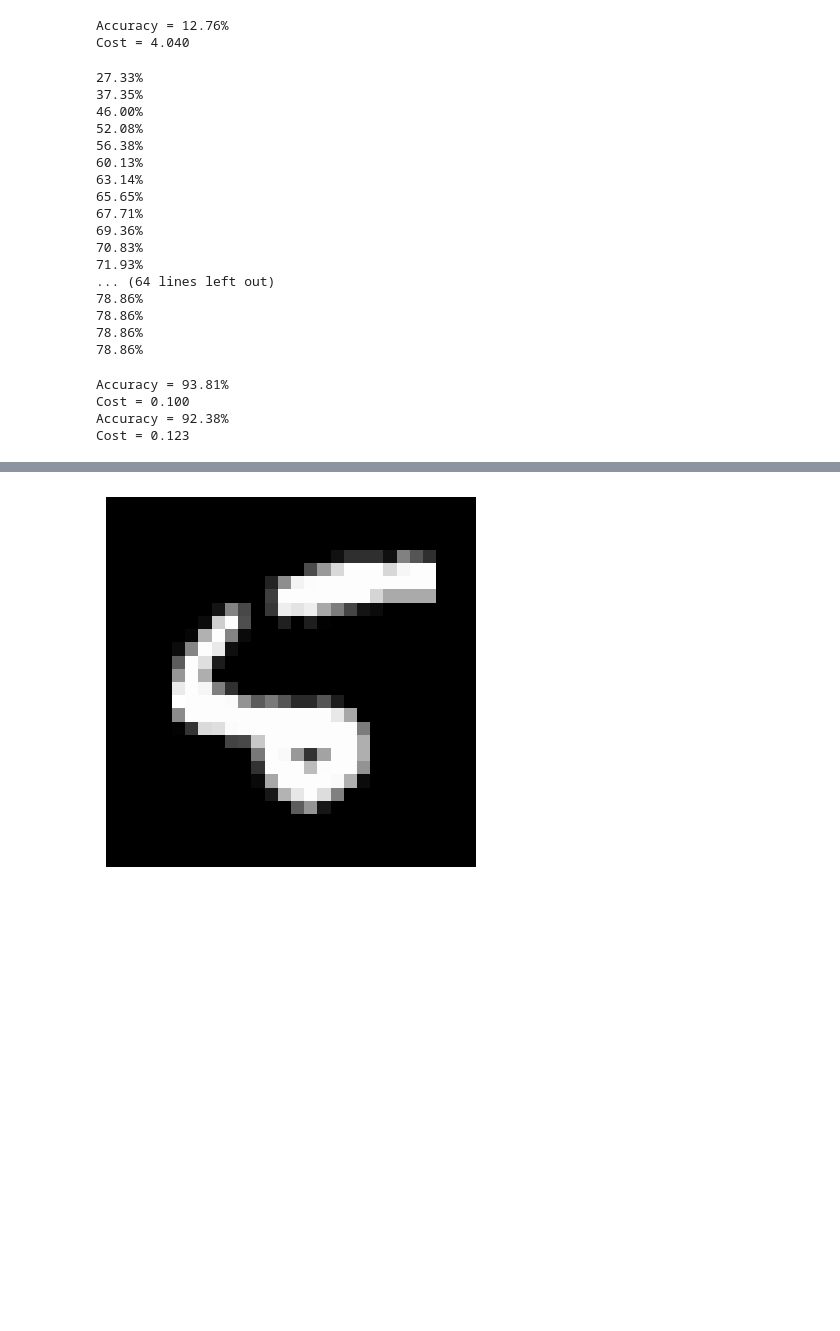
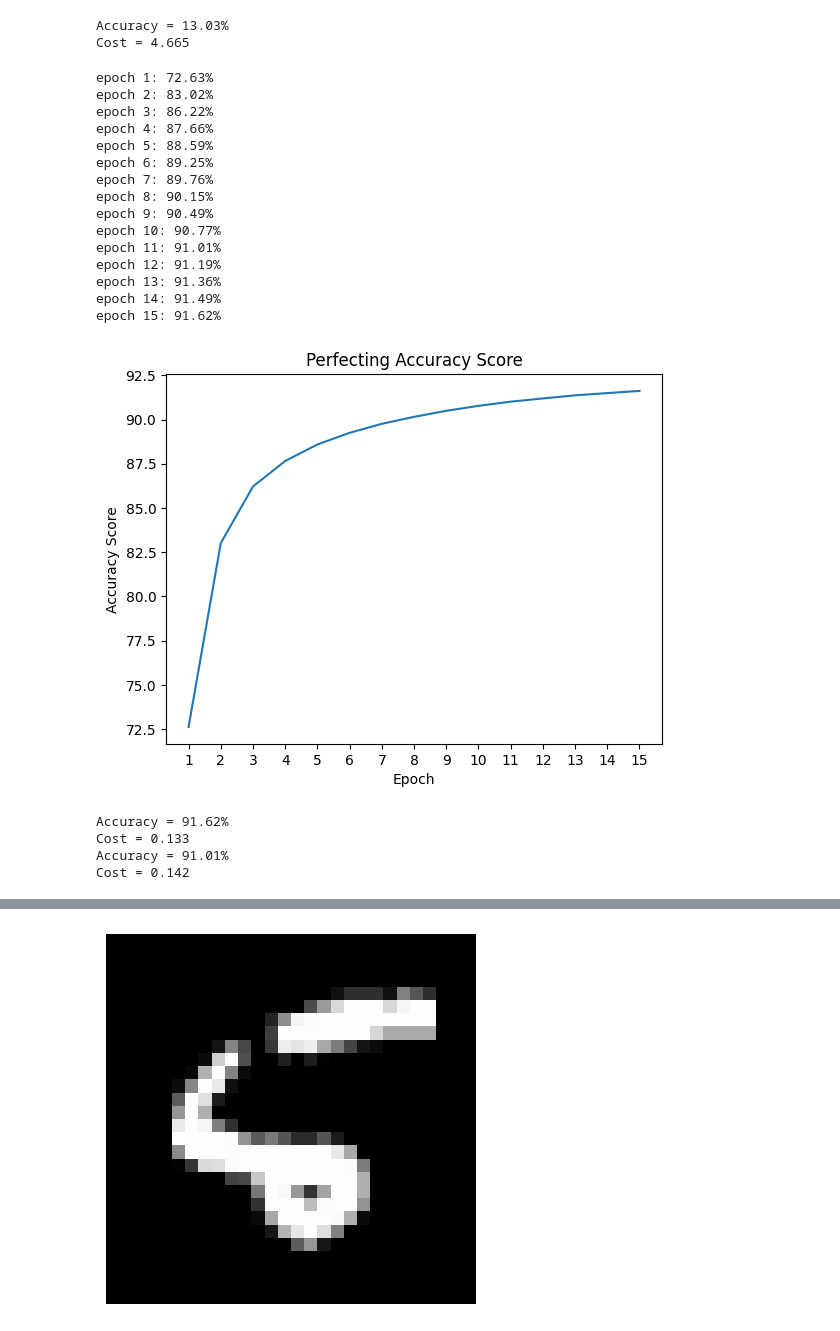
Before and after one commit to Alireza2317/NeuralNet_from_scratch, a Jupyter notebook: app.ipynb, the cells around one changed output, grey strips where cells are left out. Cells and saved outputs as stored; diff of their text form; code cells hidden in the pictures; blank space fills up the shorter version.

```diff
--- a/app.ipynb
+++ b/app.ipynb
@@ -322,14 +322,15 @@ class NeuralNetwork:
 		#* we should divide the data into mini-batches
 		mini_batches: list[np.ndarray] = []
 		count: int = 0
-
 		while True:
 			if count >= len(train_data.T):
 				break
 
-			#mini_batches.append(train_data.T[count:count+mini_batches_size].T)
 			mini_batches.append(train_data[:, count:count+mini_batches_size])
 			count += mini_batches_size
+
+		#* keep track of the accuracy scores, to plot later
+		scores: list[float] = []
 
 		initial_lr: float = learning_rate
 		decay_rate: float = 0.1
@@ -342,6 +343,7 @@ class NeuralNetwork:
 				y_train_batch = batch[0:1] # (1, mini_batches_size)
 
 				#* the backprop algorithm will run for each batch, one step downhill towards a local minima
+				#* it also updates the self.output_layer and consequently the cost by running self.feed_forward
 				dw1, db1, dw2, db2, dw3, db3 = self.backpropagation(x_train_batch, y_train_batch)
 
 				if constant_lr:
@@ -352,12 +354,22 @@ class NeuralNetwork:
 
 				#* change each of the weights and biases accordingly
 				self.update_parameters(dw1, db1, dw2, db2, dw3, db3, learning_rate=lr)
+			score = self.accuracy_score(x_train, y_train)*100
+			scores.append(score)
+			print(f'epoch {epoch+1}: {score:.2f}%')
 
-				#* update the self.output_layer and consequently the cost
-				#self.feed_forward()
+		self.plot_scores(list(range(1, number_of_epochs+1)), scores)
 
-			print(f'{self.accuracy_score(x_train, y_train)*100:.2f}%')
 
+	def plot_scores(self, epochs_range: list[int], scores: list[float]) -> None:
+		fig = plt.figure()
+		fig.tight_layout()
+		plt.title('Perfecting Accuracy Score')
+		plt.xlabel('Epoch')
+		plt.ylabel('Accuracy Score')
+		plt.xticks(epochs_range)
+		plt.plot(epochs_range, scores)
+		plt.show()
 
 	@staticmethod
 	def sigmoid(x: np.ndarray) -> np.ndarray:
@@ -367,6 +379,9 @@ class NeuralNetwork:
 	def d_sigmoid(x: np.ndarray) -> np.ndarray:
 		return np.exp(-x) / (np.pow((1 + np.exp(-x)), 2))
 
+	@staticmethod
+	def softmax(x: np.ndarray) -> np.ndarray:
+		return np.exp(-x) / np.sum(np.exp(-x))
 
 	def feed_forward(self) -> None:
 		"""
@@ -478,33 +493,32 @@ NN = NeuralNetwork(parameters=ps)
 # %%
 NN.print_stat(x_test, y_test)
 # %% [output]
-Accuracy = 12.76%
-Cost = 4.040
+Accuracy = 13.03%
+Cost = 4.665
 # %%
-NN.train(x_train, y_train, number_of_epochs=80, mini_batches_size=1000, learning_rate=2, constant_lr=False)
+NN.train(x_train, y_train, number_of_epochs=15, mini_batches_size=120, learning_rate=1.7, constant_lr=False)
 # %% [output]
-27.33%
-37.35%
-46.00%
-52.08%
-56.38%
-60.13%
-63.14%
-65.65%
-67.71%
-69.36%
-70.83%
-71.93%
-... (64 lines left out)
-78.86%
-78.86%
-78.86%
-78.86%
+epoch 1: 72.63%
+epoch 2: 83.02%
+epoch 3: 86.22%
+epoch 4: 87.66%
+epoch 5: 88.59%
+epoch 6: 89.25%
+epoch 7: 89.76%
+epoch 8: 90.15%
+epoch 9: 90.49%
+epoch 10: 90.77%
+epoch 11: 91.01%
+epoch 12: 91.19%
+epoch 13: 91.36%
+epoch 14: 91.49%
+epoch 15: 91.62%
+[figure, added]
 # %%
 NN.print_stat(x_train, y_train)
 NN.print_stat(x_test, y_test)
 # %% [output]
-Accuracy = 93.81%
-Cost = 0.100
-Accuracy = 92.38%
-Cost = 0.123
+Accuracy = 91.62%
+Cost = 0.133
+Accuracy = 91.01%
+Cost = 0.142
```
Also changed, not shown: parts of 4 cells of this notebook, 12 other files.
